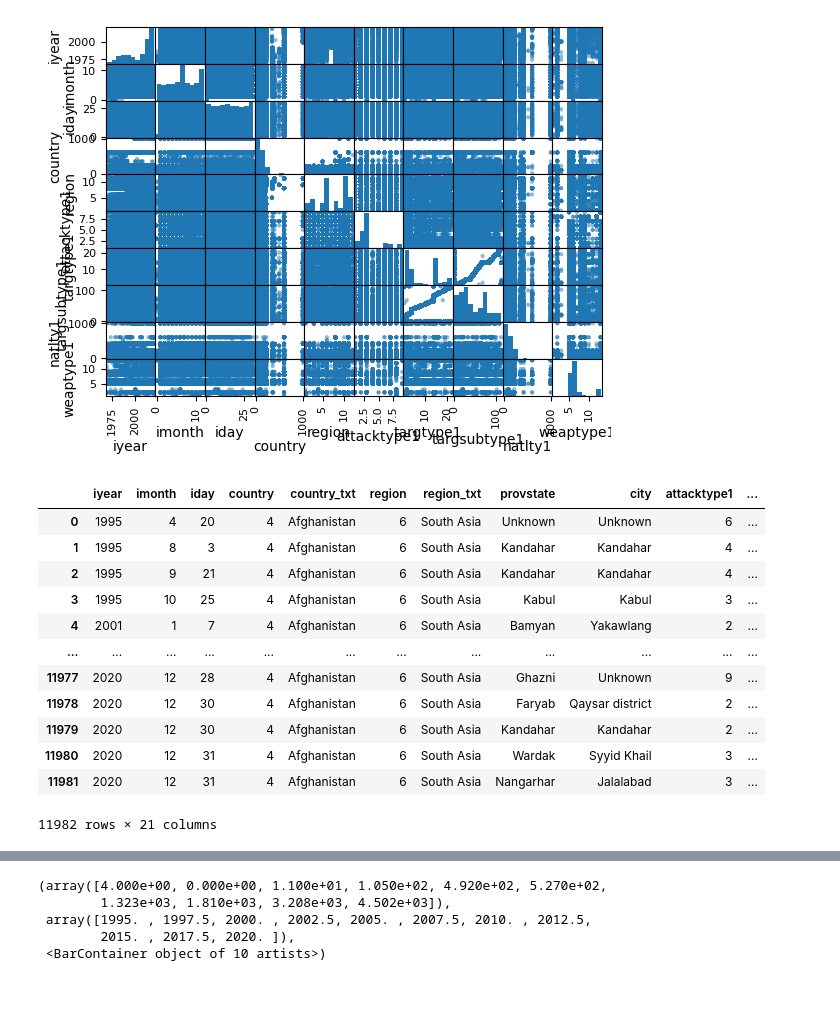
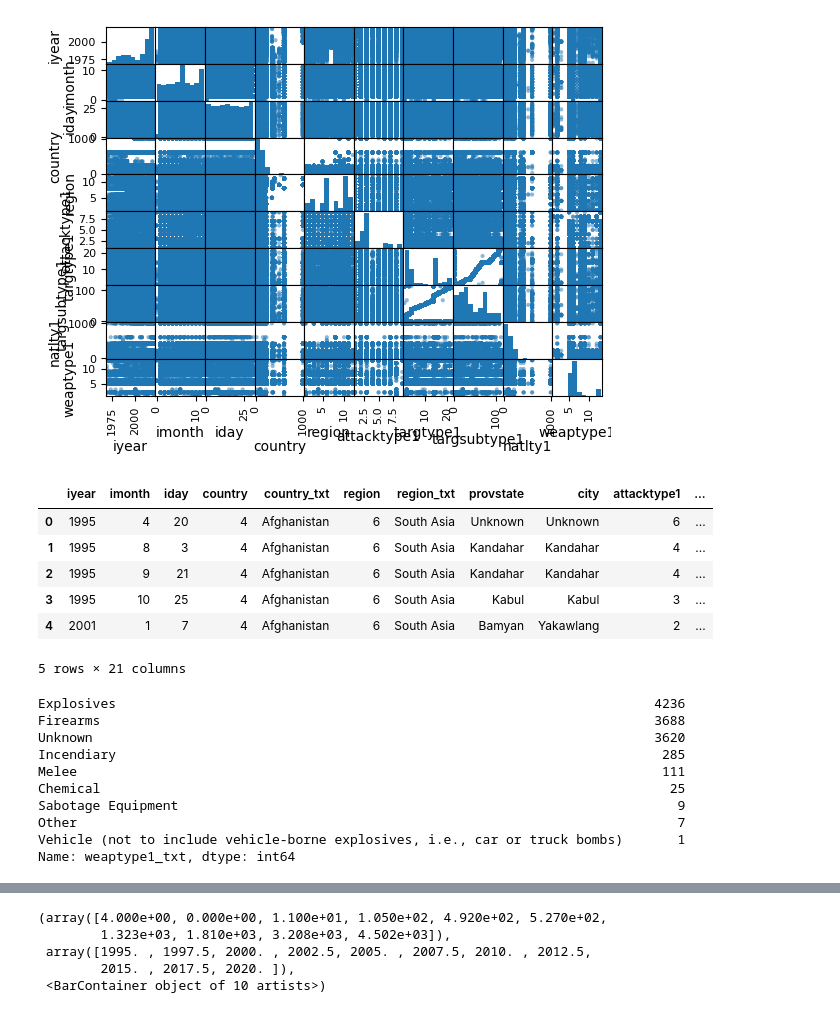
Before and after one commit to Jamison5/final_capstone, a Jupyter notebook: notebooks/test_notebook.ipynb, the cells around one changed output, grey strips where cells are left out. Cells and saved outputs as stored; diff of their text form; code cells hidden in the pictures.

```diff
--- a/notebooks/test_notebook.ipynb
+++ b/notebooks/test_notebook.ipynb
@@ -219,18 +219,25 @@ array([[<Axes: xlabel='iyear', ylabel='iyear'>,
 [figure]
 # %%
 taliban_atk_df = gtd_df2[gtd_df2['gname'] == 'Taliban'].reset_index(drop=True)
-taliban_atk_df
+taliban_atk_df.head()
 # %% [output]
 |  | iyear | imonth | iday | country | country_txt | region | region_txt | provstate | city | attacktype1 | ... |
 | 0 | 1995 | 4 | 20 | 4 | Afghanistan | 6 | South Asia | Unknown | Unknown | 6 | ... |
 | 1 | 1995 | 8 | 3 | 4 | Afghanistan | 6 | South Asia | Kandahar | Kandahar | 4 | ... |
 | 2 | 1995 | 9 | 21 | 4 | Afghanistan | 6 | South Asia | Kandahar | Kandahar | 4 | ... |
 | 3 | 1995 | 10 | 25 | 4 | Afghanistan | 6 | South Asia | Kabul | Kabul | 3 | ... |
 | 4 | 2001 | 1 | 7 | 4 | Afghanistan | 6 | South Asia | Bamyan | Yakawlang | 2 | ... |
-| ... | ... | ... | ... | ... | ... | ... | ... | ... | ... | ... | ... |
-| 11977 | 2020 | 12 | 28 | 4 | Afghanistan | 6 | South Asia | Ghazni | Unknown | 9 | ... |
-| 11978 | 2020 | 12 | 30 | 4 | Afghanistan | 6 | South Asia | Faryab | Qaysar district | 2 | ... |
-| 11979 | 2020 | 12 | 30 | 4 | Afghanistan | 6 | South Asia | Kandahar | Kandahar | 2 | ... |
-| 11980 | 2020 | 12 | 31 | 4 | Afghanistan | 6 | South Asia | Wardak | Syyid Khail | 3 | ... |
-| 11981 | 2020 | 12 | 31 | 4 | Afghanistan | 6 | South Asia | Nangarhar | Jalalabad | 3 | ... |
-11982 rows × 21 columns
+5 rows × 21 columns
+# %%
+taliban_atk_df['weaptype1_txt'].value_counts().nlargest(10)
+# %% [output]
+Explosives                                                                     4236
+Firearms                                                                       3688
+Unknown                                                                        3620
+Incendiary                                                                      285
+Melee                                                                           111
+Chemical                                                                         25
+Sabotage Equipment                                                                9
+Other                                                                             7
+Vehicle (not to include vehicle-borne explosives, i.e., car or truck bombs)       1
+Name: weaptype1_txt, dtype: int64
```
Also changed, not shown: parts of 3 cells of this notebook, 1 other file.
